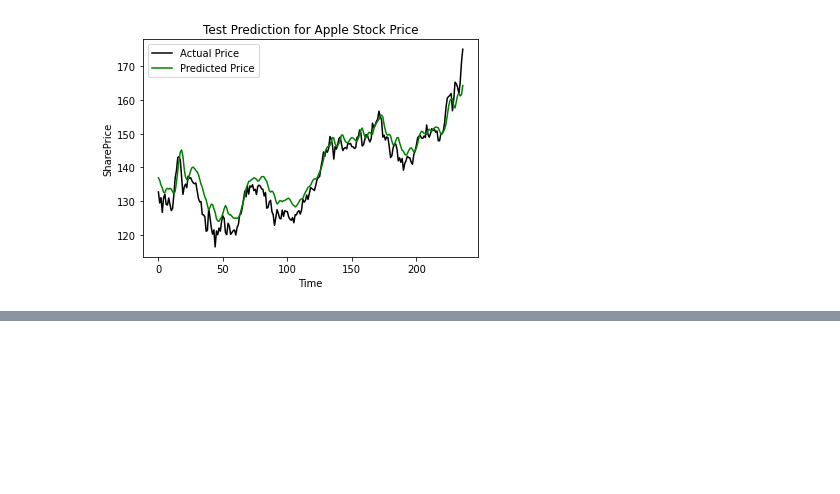
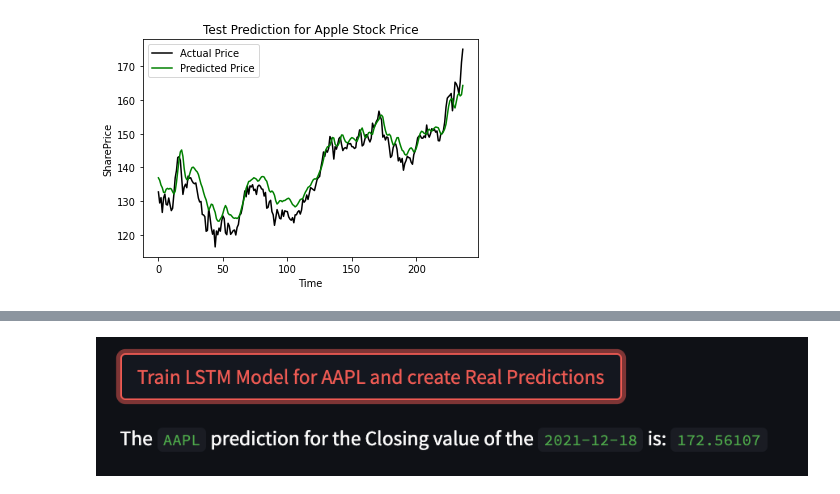
Before and after one commit to DW-Scientist/stock-market-pred-tool, a Jupyter notebook: write_up.ipynb, the cells around one changed output, grey strips where cells are left out. Cells and saved outputs as stored; diff of their text form; code cells hidden in the pictures; blank space fills up the shorter version.

```diff
--- a/write_up.ipynb
+++ b/write_up.ipynb
@@ -97,0 +120,4 @@ Of course I will try enhance this project even more like adding parameters or ma
+# %%
+display.Image("helpers/app_200_apple_stock.png")
+# %% [output]
+[figure, added]
```
Also changed, not shown: parts of 7 cells of this notebook, 3 other files.
